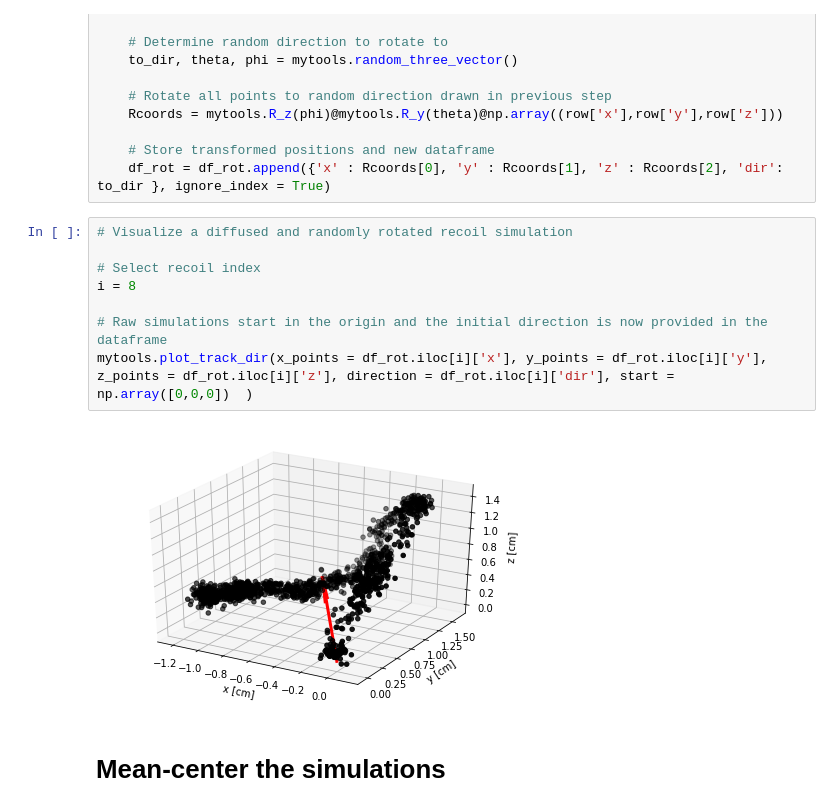
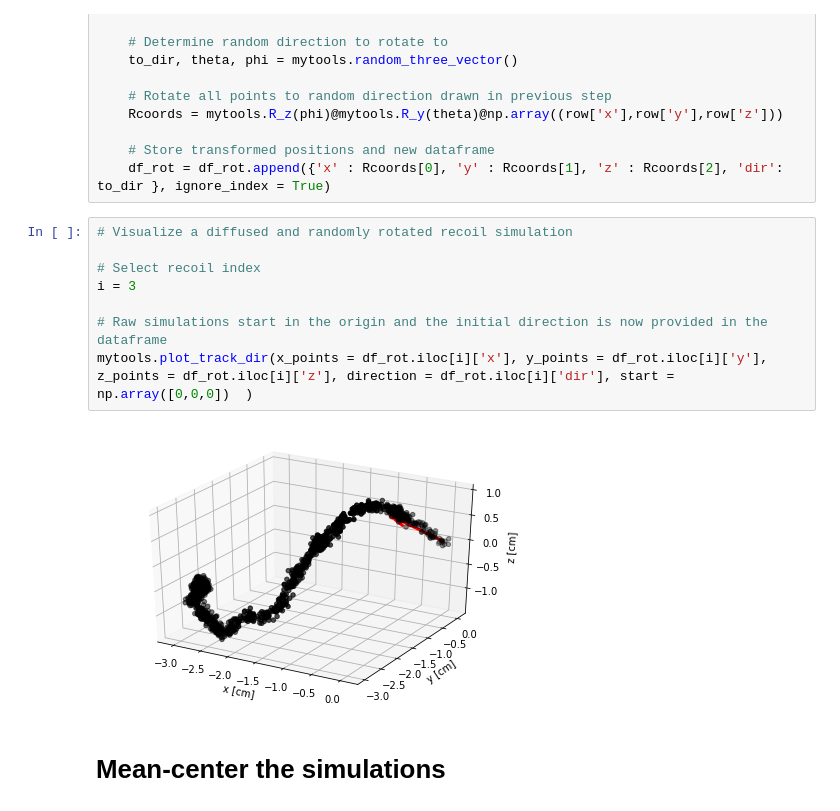
Before and after one commit to mghrear/3D_Heteroscedastic_Convnet, a Jupyter notebook: explore_data.ipynb, the cells around one changed output. Cells and saved outputs as stored; diff of their text form.

```diff
--- a/explore_data.ipynb
+++ b/explore_data.ipynb
@@ -110,13 +110,13 @@ for index, row in df_diff.iterrows():
 # %%
 # Visualize a diffused and randomly rotated recoil simulation
 
 # Select recoil index
-i = 8
+i = 3
 
 # Raw simulations start in the origin and the initial direction is now provided in the dataframe
 mytools.plot_track_dir(x_points = df_rot.iloc[i]['x'], y_points = df_rot.iloc[i]['y'], z_points = df_rot.iloc[i]['z'], direction = df_rot.iloc[i]['dir'], start = np.array([0,0,0])  )
 # %% [output]
-[figure, old version]
+[figure, new version]
 # %% [markdown]
 # Mean-center the simulations
 # %%
```
Also changed, not shown: parts of 6 cells of this notebook.
